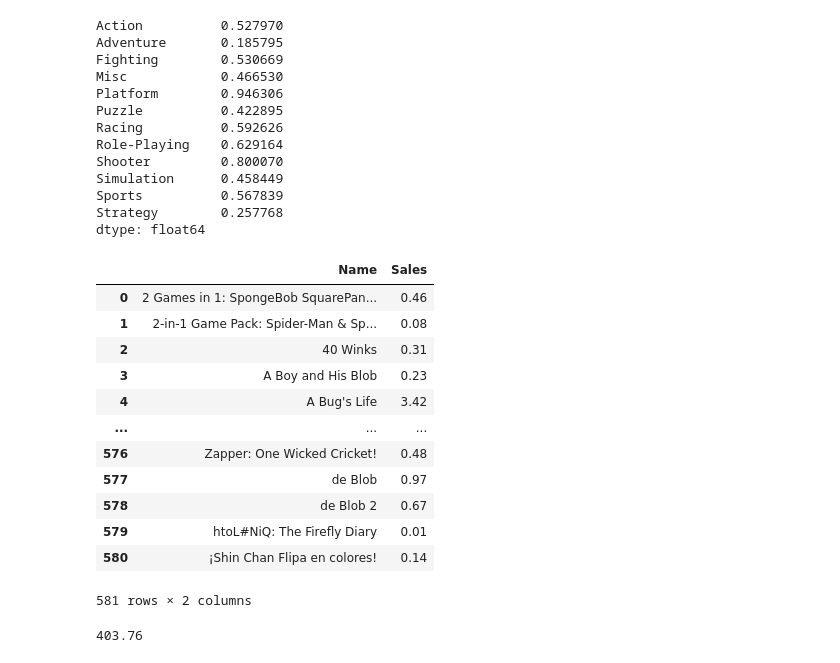
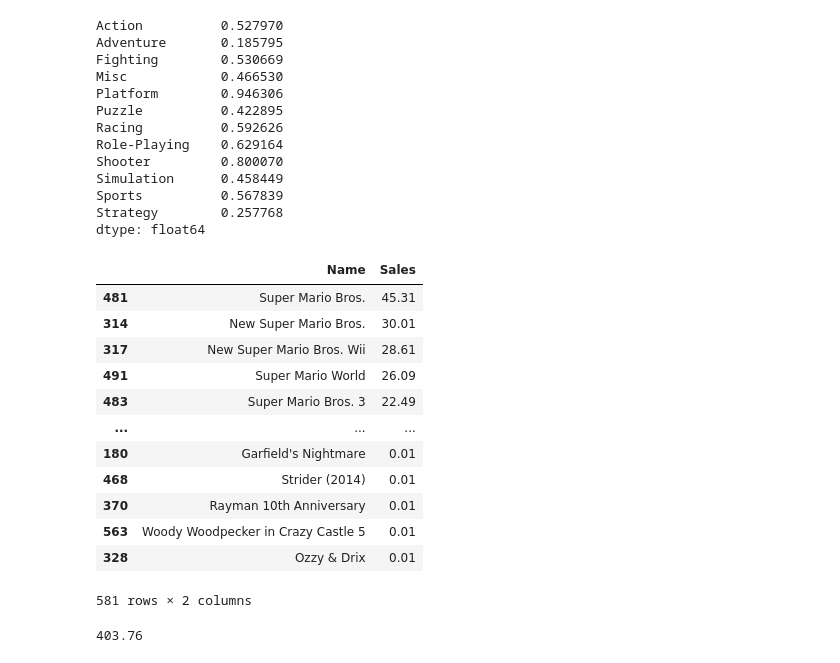
Before and after one commit to IlTACK-OH/Section1_project, a Jupyter notebook: Section1_project.ipynb, the cells around one changed output. Drawn from its saved outputs; the diff is of its cells as text; code cells hidden in the pictures.

```diff
--- a/Section1_project.ipynb
+++ b/Section1_project.ipynb
@@ -499,0 +512,2 @@ df_sub[(df_sub.Name=='Madden NFL 13')&(df_sub.Platform=='PS3')]
+# %%
+df_sub.drop(NFL_index[[1,3,5,7]],inplace=True)
@@ -499,0 +528,2 @@ df_sub[(df_sub.Name=='Madden NFL 13')&(df_sub.Platform=='PS3')]
+# %%
+df_sub = df_sub.reset_index()
@@ -500,3 +532,7 @@ df_sub[(df_sub.Name=='Madden NFL 13')&(df_sub.Platform=='PS3')]
+# %%
+df = df_sub.copy()
+# %%
+df_sub=df.copy()
 # %% [markdown]
 ---
 # %% [markdown]
@@ -804,21 +896,21 @@ Sports          0.567839
 Strategy        0.257768
 dtype: float64
 # %%
-plat_sale = df_sub[df_sub.Genre == 'Platform'].groupby('Name',as_index=False).Sales.sum()
+plat_sale = df_sub[df_sub.Genre == 'Platform'].groupby('Name',as_index=False).Sales.sum().sort_values(by='Sales',ascending=False) # Platform장르 게임의 각 판매량
 plat_sale
 # %% [output]
 |  | Name | Sales |
-| 0 | 2 Games in 1: SpongeBob SquarePan... | 0.46 |
-| 1 | 2-in-1 Game Pack: Spider-Man & Sp... | 0.08 |
-| 2 | 40 Winks | 0.31 |
-| 3 | A Boy and His Blob | 0.23 |
-| 4 | A Bug's Life | 3.42 |
+| 481 | Super Mario Bros. | 45.31 |
+| 314 | New Super Mario Bros. | 30.01 |
+| 317 | New Super Mario Bros. Wii | 28.61 |
+| 491 | Super Mario World | 26.09 |
+| 483 | Super Mario Bros. 3 | 22.49 |
 | ... | ... | ... |
-| 576 | Zapper: One Wicked Cricket! | 0.48 |
-| 577 | de Blob | 0.97 |
-| 578 | de Blob 2 | 0.67 |
-| 579 | htoL#NiQ: The Firefly Diary | 0.01 |
-| 580 | ¡Shin Chan Flipa en colores! | 0.14 |
+| 180 | Garfield's Nightmare | 0.01 |
+| 468 | Strider (2014) | 0.01 |
+| 370 | Rayman 10th Anniversary | 0.01 |
+| 563 | Woody Woodpecker in Crazy Castle 5 | 0.01 |
+| 328 | Ozzy & Drix | 0.01 |
 581 rows × 2 columns
 # %%
 plat_sale[~(plat_sale.Publisher=='Nintendo')].Sales.sum()
```
Also changed, not shown: parts of 28 cells of this notebook.
